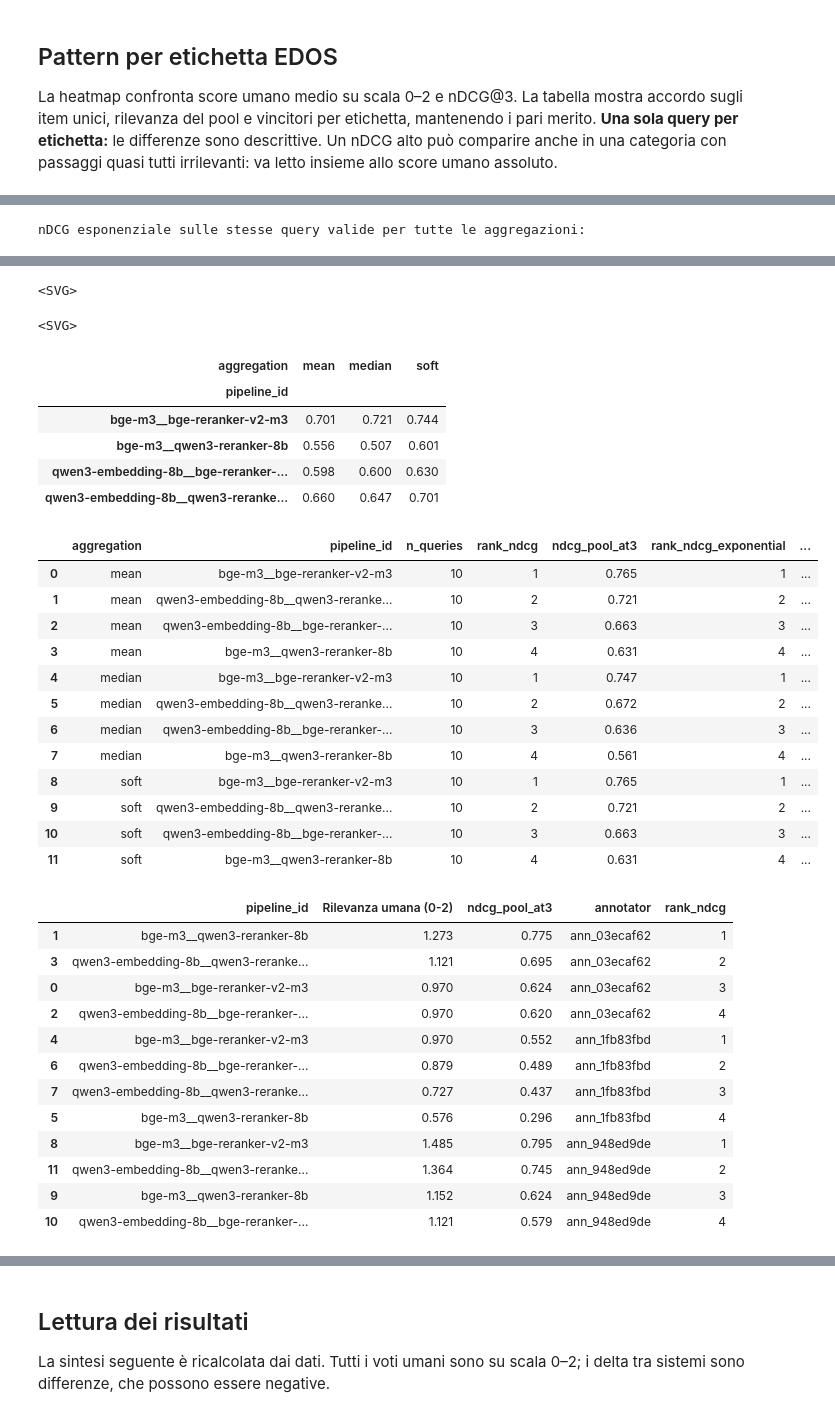
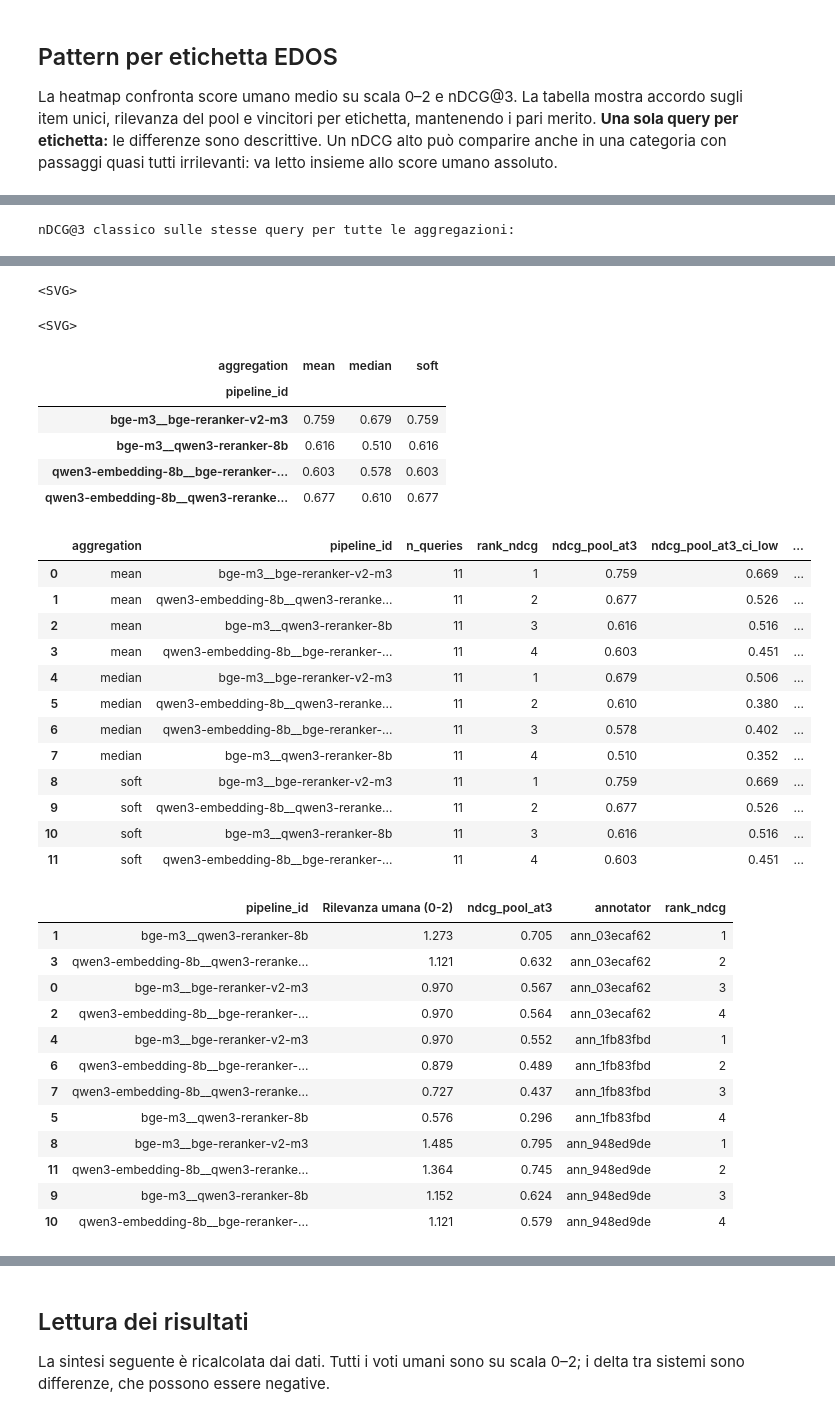
Before and after one commit to PierBale/GBV-CounterSpeech, a Jupyter notebook: Qualtrics/retrieval_analysis.ipynb, the cells around one changed output, grey strips where cells are left out. Saved outputs shown, nothing was run; the diff lists cells and outputs as text; code cells hidden in the pictures.

```diff
--- a/Qualtrics/retrieval_analysis.ipynb
+++ b/Qualtrics/retrieval_analysis.ipynb
@@ -195,25 +202,24 @@ Con poche query e accordo basso il ranking resta esplorativo.
 # %%
 comparison = analysis['aggregation_comparison']
 display(comparison[['aggregation', 'pipeline_id', 'mean_relevance', 'rank_ndcg',
-                    'ndcg_pool_at3', 'ndcg_pool_at3_n', 'rank_ndcg_exponential', 'ndcg_pool_at3_exponential',
+                    'ndcg_pool_at3', 'ndcg_pool_at3_n',
                     'kendall_tau_b_common']].rename(
     columns={'mean_relevance': 'Score umano (0-2)'}))
 display(SVG(filename=str(OUT / 'aggregation_comparison.svg')))
 display(SVG(filename=str(OUT / 'aggregation_patterns_by_label.svg')))
 matched = analysis['aggregation_matched']
-print('nDCG esponenziale sulle stesse query valide per tutte le aggregazioni:')
+print('nDCG@3 classico sulle stesse query per tutte le aggregazioni:')
 display(matched.pivot(index='pipeline_id', columns='aggregation',
-                         values='ndcg_pool_at3_exponential'))
+                         values='ndcg_pool_at3'))
 display(matched[['aggregation', 'pipeline_id', 'n_queries', 'rank_ndcg', 'ndcg_pool_at3',
-                    'rank_ndcg_exponential', 'ndcg_pool_at3_exponential',
-                    'ndcg_pool_at3_exponential_ci_low', 'ndcg_pool_at3_exponential_ci_high']])
+                    'ndcg_pool_at3_ci_low', 'ndcg_pool_at3_ci_high']])
 display(pd.read_csv(OUT / 'annotator_model_ranking.csv').sort_values(
     ['annotator', 'rank_ndcg']).rename(columns={'mean_relevance': 'Rilevanza umana (0-2)'}))
 display(analysis['paired'][[
     'metric', 'pipeline_a', 'pipeline_b', 'delta_a_minus_b',
     'delta_ci_low', 'delta_ci_high', 'wins_a', 'ties', 'wins_b', 'p_holm']])
 # %% [output]
-nDCG esponenziale sulle stesse query valide per tutte le aggregazioni:
+nDCG@3 classico sulle stesse query per tutte le aggregazioni:
 |  | aggregation | pipeline_id | Score umano (0-2) | rank_ndcg | ndcg_pool_at3 | ndcg_pool_at3_n | ... |
 | 0 | mean | bge-m3__bge-reranker-v2-m3 | 1.141 | 1 | 0.759 | 11 | ... |
 | 1 | mean | qwen3-embedding-8b__qwen3-reranke... | 1.071 | 2 | 0.677 | 11 | ... |
@@ -226,33 +232,33 @@ nDCG esponenziale sulle stesse query valide per tutte le aggregazioni:
 | 8 | soft | bge-m3__bge-reranker-v2-m3 | 1.141 | 1 | 0.759 | 11 | ... |
 | 9 | soft | qwen3-embedding-8b__qwen3-reranke... | 1.071 | 2 | 0.677 | 11 | ... |
 | 10 | soft | bge-m3__qwen3-reranker-8b | 1.000 | 3 | 0.616 | 11 | ... |
 | 11 | soft | qwen3-embedding-8b__bge-reranker-... | 0.990 | 4 | 0.603 | 11 | ... |
 <SVG>
 <SVG>
 | aggregation | mean | median | soft |
 | pipeline_id |  |  |  |
-| bge-m3__bge-reranker-v2-m3 | 0.701 | 0.721 | 0.744 |
-| bge-m3__qwen3-reranker-8b | 0.556 | 0.507 | 0.601 |
-| qwen3-embedding-8b__bge-reranker-... | 0.598 | 0.600 | 0.630 |
-| qwen3-embedding-8b__qwen3-reranke... | 0.660 | 0.647 | 0.701 |
+| bge-m3__bge-reranker-v2-m3 | 0.759 | 0.679 | 0.759 |
+| bge-m3__qwen3-reranker-8b | 0.616 | 0.510 | 0.616 |
+| qwen3-embedding-8b__bge-reranker-... | 0.603 | 0.578 | 0.603 |
+| qwen3-embedding-8b__qwen3-reranke... | 0.677 | 0.610 | 0.677 |
-|  | aggregation | pipeline_id | n_queries | rank_ndcg | ndcg_pool_at3 | rank_ndcg_exponential | ... |
-| 0 | mean | bge-m3__bge-reranker-v2-m3 | 10 | 1 | 0.765 | 1 | ... |
-| 1 | mean | qwen3-embedding-8b__qwen3-reranke... | 10 | 2 | 0.721 | 2 | ... |
-| 2 | mean | qwen3-embedding-8b__bge-reranker-... | 10 | 3 | 0.663 | 3 | ... |
-| 3 | mean | bge-m3__qwen3-reranker-8b | 10 | 4 | 0.631 | 4 | ... |
-| 4 | median | bge-m3__bge-reranker-v2-m3 | 10 | 1 | 0.747 | 1 | ... |
-| 5 | median | qwen3-embedding-8b__qwen3-reranke... | 10 | 2 | 0.672 | 2 | ... |
-| 6 | median | qwen3-embedding-8b__bge-reranker-... | 10 | 3 | 0.636 | 3 | ... |
-| 7 | median | bge-m3__qwen3-reranker-8b | 10 | 4 | 0.561 | 4 | ... |
-| 8 | soft | bge-m3__bge-reranker-v2-m3 | 10 | 1 | 0.765 | 1 | ... |
-| 9 | soft | qwen3-embedding-8b__qwen3-reranke... | 10 | 2 | 0.721 | 2 | ... |
-| 10 | soft | qwen3-embedding-8b__bge-reranker-... | 10 | 3 | 0.663 | 3 | ... |
-| 11 | soft | bge-m3__qwen3-reranker-8b | 10 | 4 | 0.631 | 4 | ... |
+|  | aggregation | pipeline_id | n_queries | rank_ndcg | ndcg_pool_at3 | ndcg_pool_at3_ci_low | ... |
+| 0 | mean | bge-m3__bge-reranker-v2-m3 | 11 | 1 | 0.759 | 0.669 | ... |
+| 1 | mean | qwen3-embedding-8b__qwen3-reranke... | 11 | 2 | 0.677 | 0.526 | ... |
+| 2 | mean | bge-m3__qwen3-reranker-8b | 11 | 3 | 0.616 | 0.516 | ... |
+| 3 | mean | qwen3-embedding-8b__bge-reranker-... | 11 | 4 | 0.603 | 0.451 | ... |
+| 4 | median | bge-m3__bge-reranker-v2-m3 | 11 | 1 | 0.679 | 0.506 | ... |
+| 5 | median | qwen3-embedding-8b__qwen3-reranke... | 11 | 2 | 0.610 | 0.380 | ... |
+| 6 | median | qwen3-embedding-8b__bge-reranker-... | 11 | 3 | 0.578 | 0.402 | ... |
+| 7 | median | bge-m3__qwen3-reranker-8b | 11 | 4 | 0.510 | 0.352 | ... |
+| 8 | soft | bge-m3__bge-reranker-v2-m3 | 11 | 1 | 0.759 | 0.669 | ... |
+| 9 | soft | qwen3-embedding-8b__qwen3-reranke... | 11 | 2 | 0.677 | 0.526 | ... |
+| 10 | soft | bge-m3__qwen3-reranker-8b | 11 | 3 | 0.616 | 0.516 | ... |
+| 11 | soft | qwen3-embedding-8b__bge-reranker-... | 11 | 4 | 0.603 | 0.451 | ... |
 |  | pipeline_id | Rilevanza umana (0-2) | ndcg_pool_at3 | annotator | rank_ndcg |
-| 1 | bge-m3__qwen3-reranker-8b | 1.273 | 0.775 | ann_03ecaf62 | 1 |
-| 3 | qwen3-embedding-8b__qwen3-reranke... | 1.121 | 0.695 | ann_03ecaf62 | 2 |
-| 0 | bge-m3__bge-reranker-v2-m3 | 0.970 | 0.624 | ann_03ecaf62 | 3 |
-| 2 | qwen3-embedding-8b__bge-reranker-... | 0.970 | 0.620 | ann_03ecaf62 | 4 |
+| 1 | bge-m3__qwen3-reranker-8b | 1.273 | 0.705 | ann_03ecaf62 | 1 |
+| 3 | qwen3-embedding-8b__qwen3-reranke... | 1.121 | 0.632 | ann_03ecaf62 | 2 |
+| 0 | bge-m3__bge-reranker-v2-m3 | 0.970 | 0.567 | ann_03ecaf62 | 3 |
+| 2 | qwen3-embedding-8b__bge-reranker-... | 0.970 | 0.564 | ann_03ecaf62 | 4 |
 | 4 | bge-m3__bge-reranker-v2-m3 | 0.970 | 0.552 | ann_1fb83fbd | 1 |
 | 6 | qwen3-embedding-8b__bge-reranker-... | 0.879 | 0.489 | ann_1fb83fbd | 2 |
 | 7 | qwen3-embedding-8b__qwen3-reranke... | 0.727 | 0.437 | ann_1fb83fbd | 3 |
```
Also changed, not shown: parts of 8 cells of this notebook, 26 other files.
